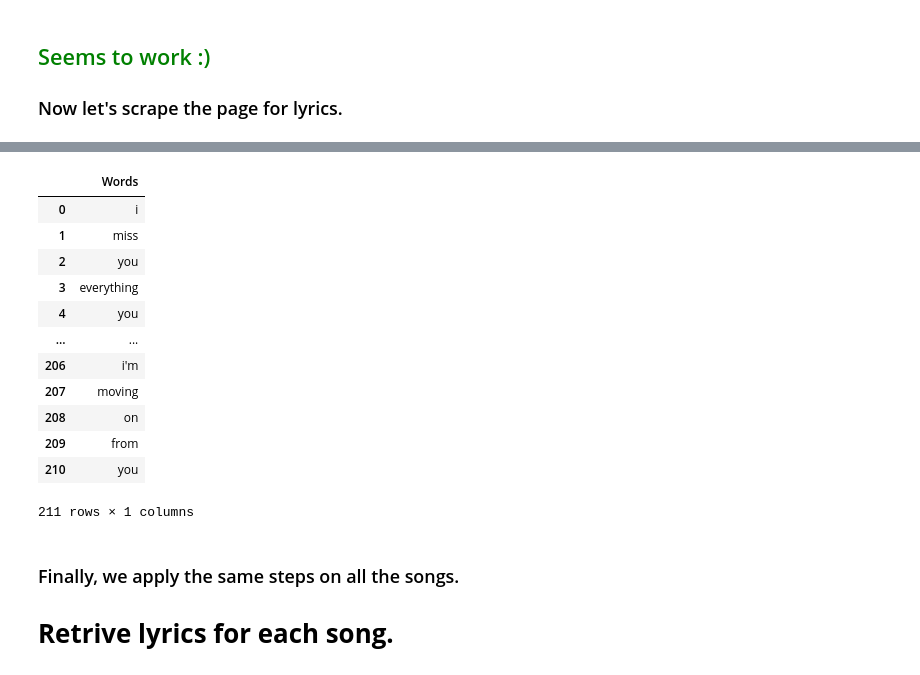
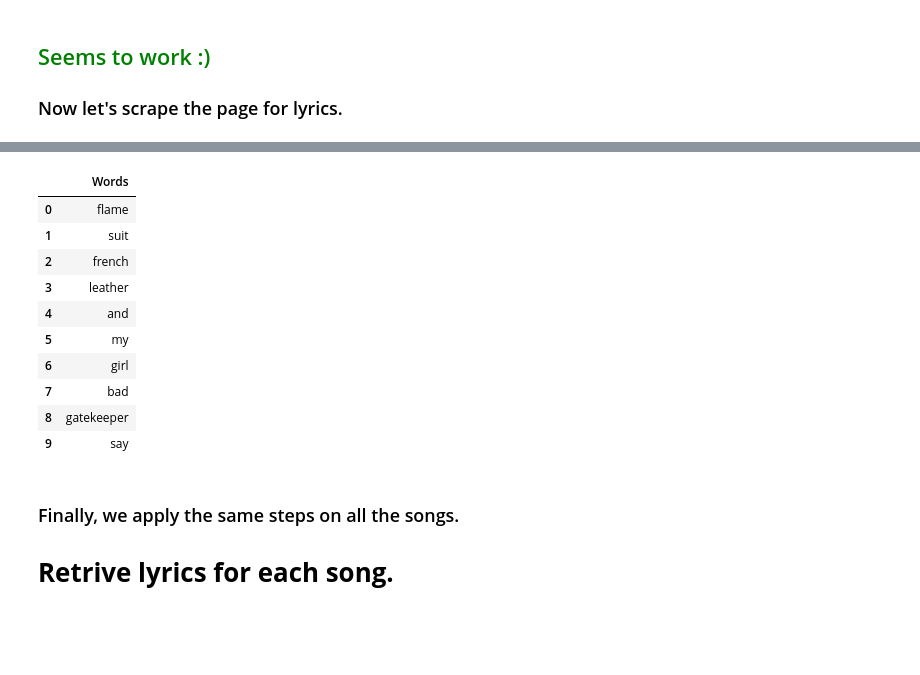
Before and after one commit to AhmedSahbaoui69/bbnolyrics-Most-Used-Words, a Jupyter notebook: Jupyter_Notebook/bbnomula.ipynb, the cells around one changed output, grey strips where cells are left out. Saved outputs shown, nothing was run; the diff lists cells and outputs as text; code cells hidden in the pictures; blank space fills up the shorter version.

```diff
--- a/Jupyter_Notebook/bbnomula.ipynb
+++ b/Jupyter_Notebook/bbnomula.ipynb
@@ -178,5 +193,6 @@ lyrics_div
 # %%
 lyrics_lines = []
+
 # Extract lines
 for line in lyrics_div:
     lyrics_lines.append(line.get_text(separator='<br>').split('<br>'))
@@ -187,6 +203,7 @@ for i in range(len(lyrics_lines)):
     temp += lyrics_lines[i]
 lyrics_lines = temp
 
-pd.DataFrame(lyrics_lines, columns=['Lines']).head()
+song_lyrics = pd.DataFrame(lyrics_lines, columns=['Lines'])
+song_lyrics[:10]
 # %% [output]
 |  | Lines |
@@ -198,14 +220,14 @@ pd.DataFrame(lyrics_lines, columns=['Lines']).head()
-# %%
-import re
-
-def lyrics_cleaner(lines):
-    clean_lines = []
-    pattern = r'\[.*?\]'
-    for i in range(len(lines)):
-        lines[i] = re.sub(pattern, '', lines[i])
-        if '\u200b' in lines[i] or len(lines[i]) < 2: # eliminate 1 character words
-            pass
-        else:
-            lines[i] = lines[i].replace('!', '').replace('?','').replace('(', '').replace(')', '').replace(',', '')
-            clean_lines.append(lines[i].lower())
-    return clean_lines
+# %%
+import re
+
+def lyrics_cleaner(line):
+    line = re.sub(r'\[.*?\]', '', line)
+    if '\u200b' in line or '[' in line or ']' in line or len(line) < 2:
+        return None
+    else:
+        return line.replace('!', '').replace('?','').replace('(', '').replace(')', '').replace(',', '').replace('.', '').lower()
+
+song_lyrics['Lines'] = song_lyrics['Lines'].apply(lyrics_cleaner)
+song_lyrics = song_lyrics.dropna()
+
+song_lyrics[:10]
@@ -212,23 +246,25 @@ def lyrics_cleaner(lines):
 # %%
-lyrics_lines = lyrics_cleaner(lyrics_lines)
+# Squish all song words into a list
+words_list = []
+for line in song_lyrics['Lines']:
+    words = line.split()
+    for word in words:
+        words_list.append(word)
 
-# Squish all song words into a list
-words = [word for line in lyrics_lines for word in line.split()]
-pd.DataFrame(words, columns=['Words'])
+words = pd.DataFrame(words_list, columns=['Words'])
+words[:10]
 # %% [output]
 |  | Words |
-| 0 | i |
-| 1 | miss |
-| 2 | you |
-| 3 | everything |
-| 4 | you |
-| ... | ... |
-| 206 | i'm |
-| 207 | moving |
-| 208 | on |
-| 209 | from |
-| 210 | you |
+| 0 | flame |
+| 1 | suit |
+| 2 | french |
+| 3 | leather |
+| 4 | and |
+| 5 | my |
+| 6 | girl |
+| 7 | bad |
+| 8 | gatekeeper |
+| 9 | say |
-211 rows × 1 columns
 # %% [markdown]
 ### Finally, we apply the same steps on all the songs.
 # <b>Retrive lyrics for each song.</b>
```
Also changed, not shown: parts of 24 cells of this notebook, 2 other files.
